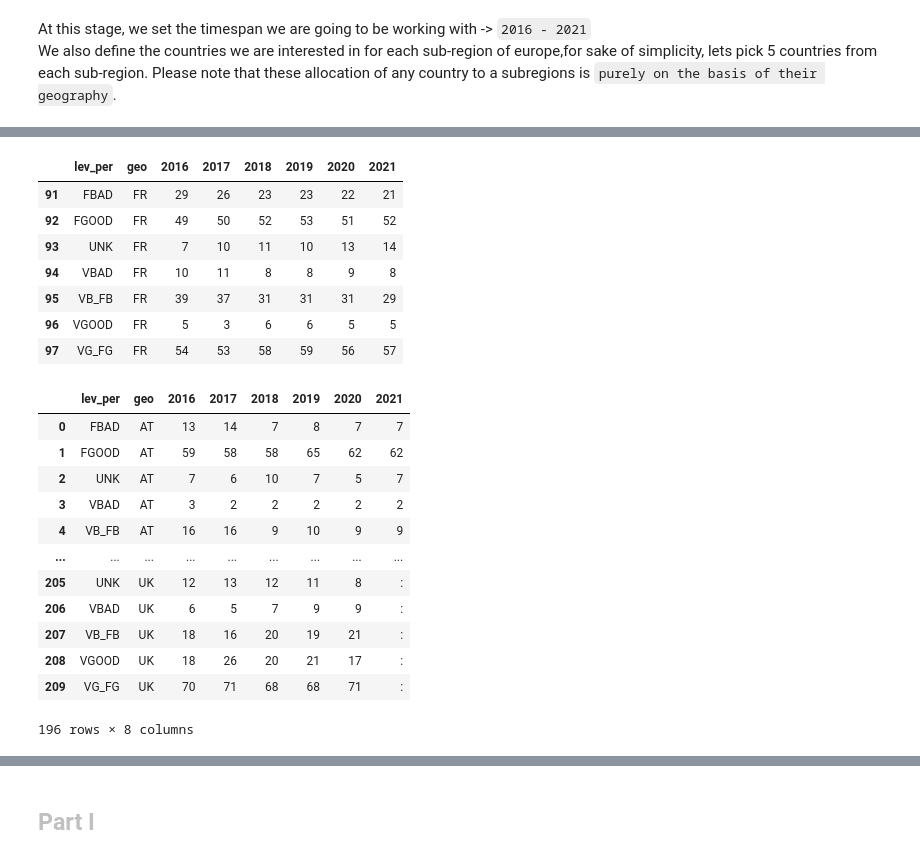
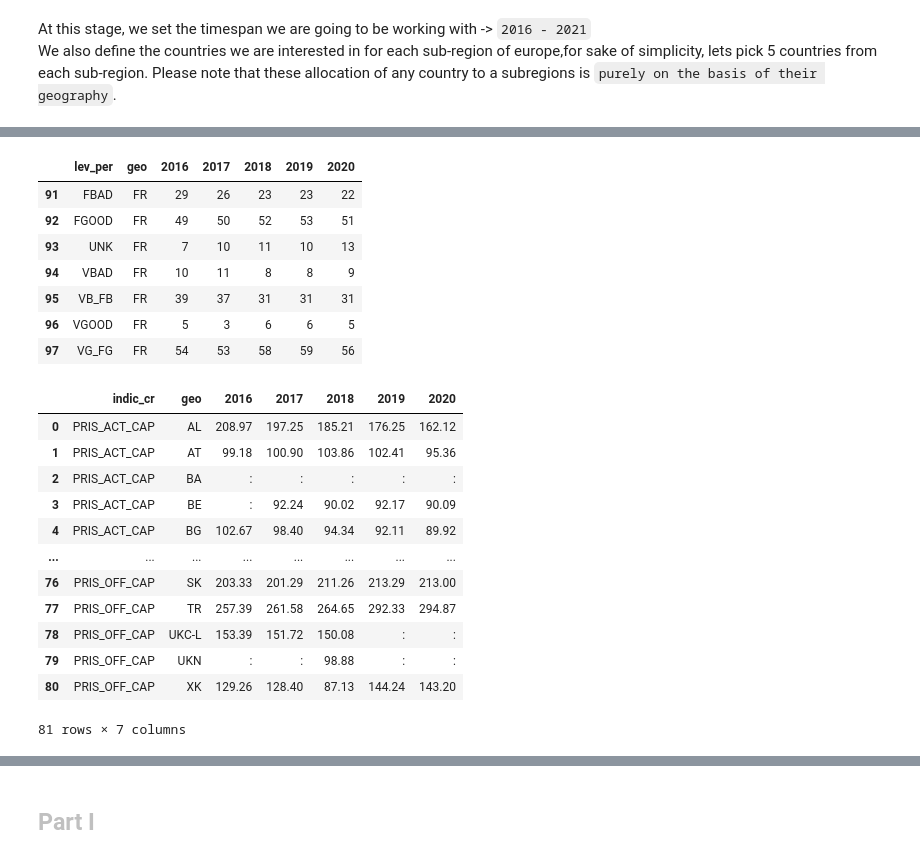
Before and after one commit to Prisoner-s-Dilemma/OpenAccess-DigitalEthics-ProjectMaterial, a Jupyter notebook: Mashup_datasets.ipynb, the cells around one changed output, grey strips where cells are left out. Drawn from its saved outputs; the diff is of its cells as text; code cells hidden in the pictures.

```diff
--- a/Mashup_datasets.ipynb
+++ b/Mashup_datasets.ipynb
@@ -67,7 +68,7 @@ We also define the countries we are interested in for each sub-region of europe,
 # %%
 # write the function to drop select columns from a df
 def col_drop(df):
-    years = ['2001','2002','2003','2004','2005','2006','2007','2008','2009','2010','2011','2012','2013','2014','2015','2022']
+    years = ['2001','2002','2003','2004','2005','2006','2007','2008','2009','2010','2011','2012','2013','2014','2015','2021','2022']
     to_keep = [col for col in df.columns if col.strip() not in years] #we use the strip to remove blank spaces around the value.
     df = df[to_keep]
     return df
@@ -137,14 +149,14 @@ countrygrp = df_D4.groupby(['geo'])
 onecountrydf = countrygrp.get_group('FR')
 onecountrydf
 # %% [output]
-|  | lev_per | geo | 2016 | 2017 | 2018 | 2019 | 2020 | 2021 |
-| 91 | FBAD | FR | 29 | 26 | 23 | 23 | 22 | 21 |
-| 92 | FGOOD | FR | 49 | 50 | 52 | 53 | 51 | 52 |
-| 93 | UNK | FR | 7 | 10 | 11 | 10 | 13 | 14 |
-| 94 | VBAD | FR | 10 | 11 | 8 | 8 | 9 | 8 |
-| 95 | VB_FB | FR | 39 | 37 | 31 | 31 | 31 | 29 |
-| 96 | VGOOD | FR | 5 | 3 | 6 | 6 | 5 | 5 |
-| 97 | VG_FG | FR | 54 | 53 | 58 | 59 | 56 | 57 |
+|  | lev_per | geo | 2016 | 2017 | 2018 | 2019 | 2020 |
+| 91 | FBAD | FR | 29 | 26 | 23 | 23 | 22 |
+| 92 | FGOOD | FR | 49 | 50 | 52 | 53 | 51 |
+| 93 | UNK | FR | 7 | 10 | 11 | 10 | 13 |
+| 94 | VBAD | FR | 10 | 11 | 8 | 8 | 9 |
+| 95 | VB_FB | FR | 39 | 37 | 31 | 31 | 31 |
+| 96 | VGOOD | FR | 5 | 3 | 6 | 6 | 5 |
+| 97 | VG_FG | FR | 54 | 53 | 58 | 59 | 56 |
 # %%
 countryCode = {'AT':'Austria','BE':'Belgium','BG':'Bulgaria','CY':'Cyprus','CZ':'Czechia','DE':'Germany','DK':'Denmark','EE':'Estonia','EL':'Greece',
                'ES':'Spain','FI':'Finland','FR':'France','HR':'Croatia','HU':'Hungary','IE':'Ireland','IT':'Italy','LT':'Lithuania','LU':'Luxembourg',
@@ -153,20 +170,20 @@ countryCode = {'AT':'Austria','BE':'Belgium','BG':'Bulgaria','CY':'Cyprus','CZ':
 # %%
 #before replacement, we need to drop the EU27 and EU28
 # Delete rows with 'EU27_2020' and `EU28` in 'geo' column
 df_D4 = df_D4[df_D4['geo'] != 'EU27_2020']
 df_D4 = df_D4[df_D4['geo'] != 'EU28']
-df_D4
+df_D3
 # %% [output]
-|  | lev_per | geo | 2016 | 2017 | 2018 | 2019 | 2020 | 2021 |
-| 0 | FBAD | AT | 13 | 14 | 7 | 8 | 7 | 7 |
-| 1 | FGOOD | AT | 59 | 58 | 58 | 65 | 62 | 62 |
-| 2 | UNK | AT | 7 | 6 | 10 | 7 | 5 | 7 |
-| 3 | VBAD | AT | 3 | 2 | 2 | 2 | 2 | 2 |
-| 4 | VB_FB | AT | 16 | 16 | 9 | 10 | 9 | 9 |
-| ... | ... | ... | ... | ... | ... | ... | ... | ... |
-| 205 | UNK | UK | 12 | 13 | 12 | 11 | 8 | : |
-| 206 | VBAD | UK | 6 | 5 | 7 | 9 | 9 | : |
-| 207 | VB_FB | UK | 18 | 16 | 20 | 19 | 21 | : |
-| 208 | VGOOD | UK | 18 | 26 | 20 | 21 | 17 | : |
-| 209 | VG_FG | UK | 70 | 71 | 68 | 68 | 71 | : |
+|  | indic_cr | geo | 2016 | 2017 | 2018 | 2019 | 2020 |
+| 0 | PRIS_ACT_CAP | AL | 208.97 | 197.25 | 185.21 | 176.25 | 162.12 |
+| 1 | PRIS_ACT_CAP | AT | 99.18 | 100.90 | 103.86 | 102.41 | 95.36 |
+| 2 | PRIS_ACT_CAP | BA | : | : | : | : | : |
+| 3 | PRIS_ACT_CAP | BE | : | 92.24 | 90.02 | 92.17 | 90.09 |
+| 4 | PRIS_ACT_CAP | BG | 102.67 | 98.40 | 94.34 | 92.11 | 89.92 |
+| ... | ... | ... | ... | ... | ... | ... | ... |
+| 76 | PRIS_OFF_CAP | SK | 203.33 | 201.29 | 211.26 | 213.29 | 213.00 |
+| 77 | PRIS_OFF_CAP | TR | 257.39 | 261.58 | 264.65 | 292.33 | 294.87 |
+| 78 | PRIS_OFF_CAP | UKC-L | 153.39 | 151.72 | 150.08 | : | : |
+| 79 | PRIS_OFF_CAP | UKN | : | : | 98.88 | : | : |
+| 80 | PRIS_OFF_CAP | XK | 129.26 | 128.40 | 87.13 | 144.24 | 143.20 |
-196 rows × 8 columns
+81 rows × 7 columns
```
Also changed, not shown: parts of 25 cells of this notebook.
